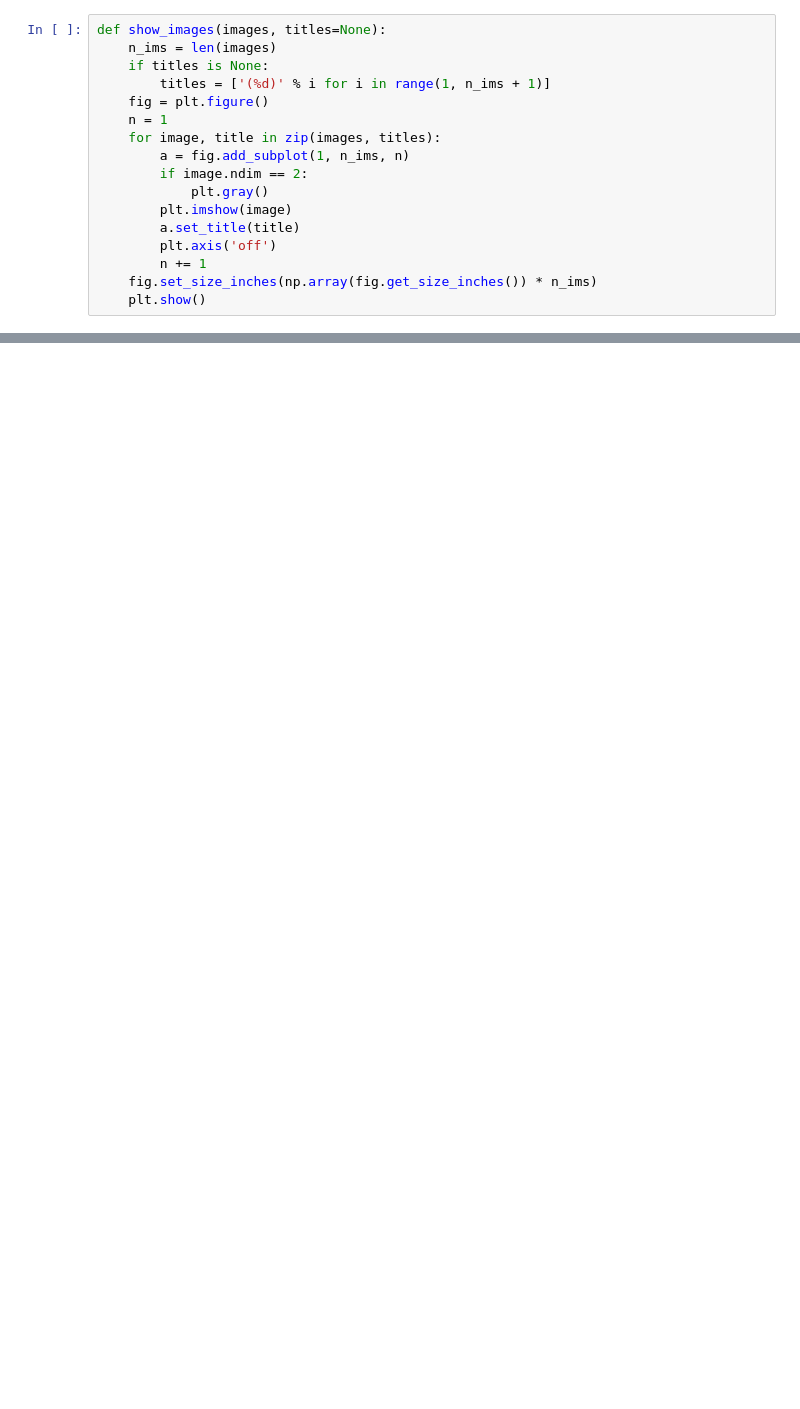
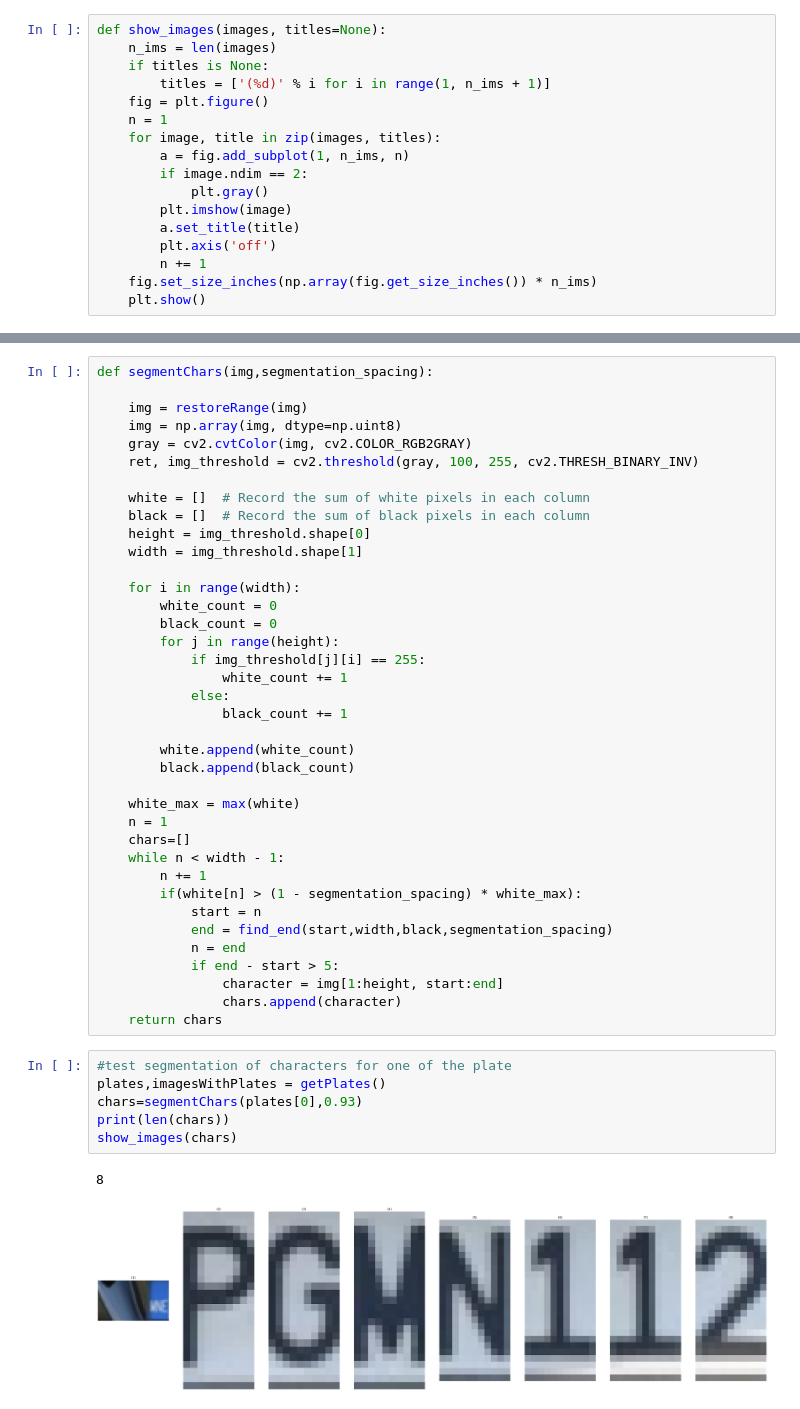
Before and after one commit to PeterAyad/Licence-Plate-Reader, a Jupyter notebook: main.ipynb, the cells around one changed output, grey strips where cells are left out. Saved outputs shown, nothing was run; the diff lists cells and outputs as text; blank space fills up the shorter version.

```diff
--- a/main.ipynb
+++ b/main.ipynb
@@ -52,0 +148,47 @@ show_images(plates)
+# %%
+def segmentChars(img,segmentation_spacing):
+
+    img = restoreRange(img)
+    img = np.array(img, dtype=np.uint8)
+    gray = cv2.cvtColor(img, cv2.COLOR_RGB2GRAY)
+    ret, img_threshold = cv2.threshold(gray, 100, 255, cv2.THRESH_BINARY_INV)
+
+    white = []  # Record the sum of white pixels in each column
+    black = []  # Record the sum of black pixels in each column
+    height = img_threshold.shape[0]
+    width = img_threshold.shape[1]
+
+    for i in range(width):
+        white_count = 0
+        black_count = 0
+        for j in range(height):
+            if img_threshold[j][i] == 255:
+                white_count += 1
+            else:
+                black_count += 1
+
+        white.append(white_count)
+        black.append(black_count)
+
+    white_max = max(white)
+    n = 1
+    chars=[]
+    while n < width - 1:
+        n += 1
+        if(white[n] > (1 - segmentation_spacing) * white_max):
+            start = n
+            end = find_end(start,width,black,segmentation_spacing)
+            n = end
+            if end - start > 5:
+                character = img[1:height, start:end]
+                chars.append(character)
+    return chars
+# %%
+#test segmentation of characters for one of the plate
+plates,imagesWithPlates = getPlates()
+chars=segmentChars(plates[0],0.93)
+print(len(chars))
+show_images(chars)
+# %% [output]
+8
+[figure, added]
```
Also changed, not shown: parts of 15 cells of this notebook, 19 other files.
